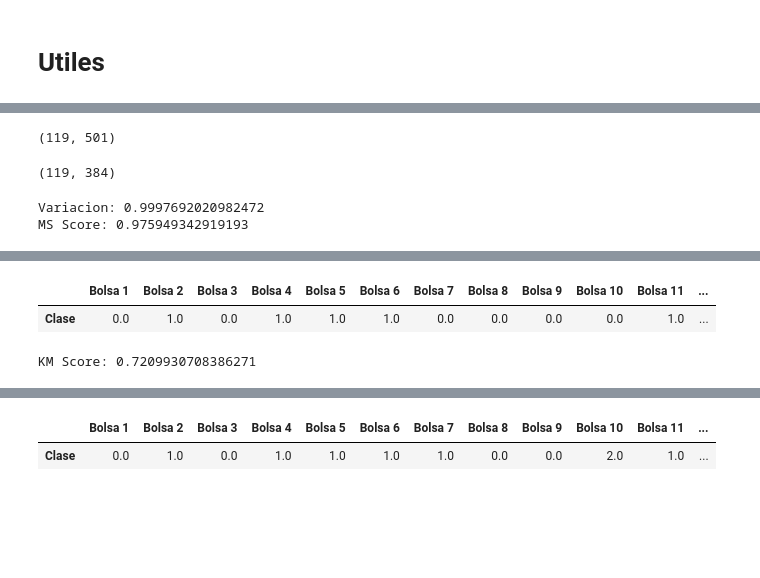
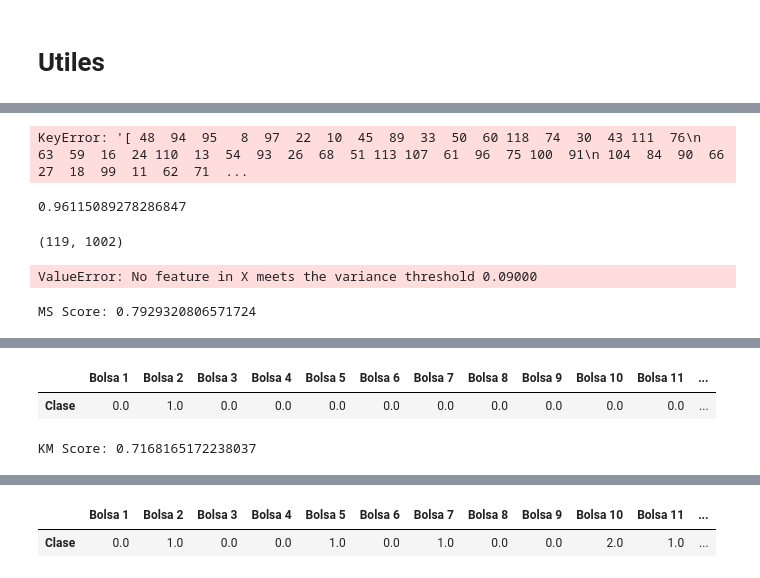
Before and after one commit to samuel1a0/prb_clustering, a Jupyter notebook: intento_3.ipynb, the cells around one changed output, grey strips where cells are left out. Saved outputs shown, nothing was run; the diff lists cells and outputs as text; code cells hidden in the pictures; blank space fills up the shorter version.

Commit message:
intento con otras formas de procesamiento

```diff
--- a/intento_3.ipynb
+++ b/intento_3.ipynb
@@ -1,13 +1,12 @@
 # %%
 import os, hdbscan, itertools, time
-# import hdbscan
-# import itertools
 import numpy as np
 import pandas as pd
 import matplotlib as mpl
 import matplotlib.pyplot as plt
 import matplotlib.cm as cm
 from scipy import stats as st
+from sklearn.pipeline import Pipeline
 
 from sklearn import preprocessing
 from sklearn import metrics, mixture, random_projection
@@ -18,7 +17,7 @@ from sklearn.decomposition import TruncatedSVD, SparsePCA, FastICA
 
 from sklearn.metrics import silhouette_samples, silhouette_score, consensus_score
 from sklearn.decomposition import RandomizedPCA, PCA, KernelPCA, IncrementalPCA, FactorAnalysis
-from sklearn.cross_validation import train_test_split
+from sklearn.cross_validation import train_test_split, cross_val_score
 from sklearn.cluster import DBSCAN, estimate_bandwidth, MeanShift, KMeans, SpectralClustering, AgglomerativeClustering
 from sklearn.feature_extraction.image import grid_to_graph
 
@@ -27,6 +26,7 @@ from mpl_toolkits.mplot3d import Axes3D
 
 %matplotlib notebook
 import warnings
+pd.options.display.max_rows = 1000
 # %% [markdown]
 # Utiles
 # %%
@@ -74,0 +247,13 @@ new_index.remove('Bolsa 4-3')
+# %%
+datos, bolsas = load_all(p_proc=False)
+
+thres = VarianceThreshold( .9*(1-.9) )
+d_r = thres.fit_transform(datos)
+data = []
+
+for i in range(119):
+    j = i*501
+    t_df = d_r[j:j+501]
+    data.append(t_df)
+
+print(datos.shape, d_r.shape)
@@ -74,0 +373,21 @@ new_index.remove('Bolsa 4-3')
+# %%
+pipe_m = Pipeline([("scaler", preprocessing.StandardScaler() ),
+                 ("tv", VarianceThreshold(.9*(1-.9)) ),
+                 ("pca", PCA(n_components=8, random_state=10) )])
+
+data_p = pd.DataFrame(pipe_m.fit_transform(data))
+
+band = estimate_bandwidth(data_p, quantile=0.3, n_samples=data_p.shape[0])
+ms = MeanShift(bandwidth=band, random_state=10)
+
+m_cls = ms.fit_predict(data_p)
+plot_cls("MShift", data=data_p, labels=m_cls, centers=ms.cluster_centers_)
+# %% [output]
+KeyError: '[ 48  94  95   8  97  22  10  45  89  33  50  60 118  74  30  43 111  76\n  63  59  16  24 110  13  54  93  26  68  51 113 107  61  96  75 100  91\n 104  84  90  66  27  18  99  11  62  71  ...
+# %%
+pca_d = PCA(n_components=5)
+# clean_data = pd.DataFrame(pca_d.fit_transform(datos))
+clean_data = pd.DataFrame(pca_d.fit_transform(d_r))
+np.sum(pca_d.explained_variance_ratio_)
+# %% [output]
+0.96115089278286847
@@ -86,59 +418,59 @@ for i in range(15):
             continue
         df = pd.read_csv("SojaData/{0}".format(n_file), header=2, index_col=0, skip_blank_lines=True, dtype=np.float64)
 #         pca = RandomizedPCA(n_components=1, random_state=10)
-        pca = KernelPCA(n_components=1, kernel="rbf")
-        pca_file = pca.fit_transform(  preprocessing.scale(df)  )
+        pca = KernelPCA(n_components=2, kernel="rbf")
+#         scaler = preprocessing.MinMaxScaler(feature_range=(0,1))
+#         pca_file = pca.fit_transform(  scaler.fit_transform(df)   )
+        pca_file = pca.fit_transform(df)
         pca_file = np.array(pca_file)
 
         pca_file = pca_file.reshape(1, -1)
-        datos = np.append(datos, pca_file)
+#         datos = np.append(datos, pca_file.T)
 #         pca_temp = np.append(pca_temp, pca_file_n)
         pca_totales = pca_totales.append(pd.DataFrame(pca_file), ignore_index=True)
 
-# pca_totales.dropna(axis=0, how="all", inplace=True)
 pca_totales.fillna(value=0,axis=0, inplace=True)
 pca_totales.shape
 # %% [output]
-(119, 501)
+(119, 1002)
 # %%
-va_tr = VarianceThreshold( .8*(1-.8) )
+va_tr = VarianceThreshold( .9*(1-.9) )
 pca_totales_2 = va_tr.fit_transform(pca_totales)
 pca_totales_2.shape
 # %% [output]
-(119, 384)
+ValueError: No feature in X meets the variance threshold 0.09000
 # %%
 pca_i = PCA(n_components=3)
 # pca_i = KernelPCA(n_components=3, kernel="rbf")
-datos = pca_i.fit_transform(pca_totales_2)
-print("Variacion: {}".format(np.sum(pca_i.explained_variance_ratio_)))
-d_plots = pd.DataFrame(datos)
+datos = pca_i.fit_transform(pca_totales)
+# print("Variacion: {}".format(np.sum(pca_i.explained_variance_ratio_)))
+# d_plots = pd.DataFrame(datos)
+d_plots = pd.DataFrame(pca_totales)
 
 b_width = estimate_bandwidth(datos, quantile=0.5, n_samples=datos.shape[0])
 ms_ = MeanShift(bandwidth=b_width, bin_seeding=True)
 ms_cls = ms_.fit_predict(datos)
 d_plots["clase"] = ms_cls
 ms_score = silhouette_score(datos, ms_cls)
 print("MS Score: {}".format(ms_score))
 plot_cls("MShift", d_plots, ms_cls, centers=ms_.cluster_centers_)
 clases_bolsa(d_plots)
 
-km_ = KMeans(n_clusters=3, random_state=10)
-# km_.fit(datos)
+km_ = KMeans(n_clusters=3, random_state=10, n_jobs=4)
 km_cls = km_.fit_predict(datos)
 km_score = silhouette_score(datos, km_cls)
 print("KM Score: {}".format(km_score))
 d_plots["clase"] = km_cls
 plot_cls("KMeans", d_plots, km_cls, centers=km_.cluster_centers_)
 clases_bolsa(d_plots)
 # %% [output]
-Variacion: 0.9997692020982472
-MS Score: 0.975949342919193
+MS Score: 0.7929320806571724
 [interactive output not drawn]
 [interactive output not drawn]
 |  | Bolsa 1 | Bolsa 2 | Bolsa 3 | Bolsa 4 | Bolsa 5 | Bolsa 6 | Bolsa 7 | Bolsa 8 | Bolsa 9 | Bolsa 10 | Bolsa 11 | ... |
-| Clase | 0.0 | 1.0 | 0.0 | 1.0 | 1.0 | 1.0 | 0.0 | 0.0 | 0.0 | 0.0 | 1.0 | ... |
+| Clase | 0.0 | 1.0 | 0.0 | 0.0 | 0.0 | 0.0 | 0.0 | 0.0 | 0.0 | 0.0 | 0.0 | ... |
-KM Score: 0.7209930708386271
+KM Score: 0.7168165172238037
 [interactive output not drawn]
 [interactive output not drawn]
 |  | Bolsa 1 | Bolsa 2 | Bolsa 3 | Bolsa 4 | Bolsa 5 | Bolsa 6 | Bolsa 7 | Bolsa 8 | Bolsa 9 | Bolsa 10 | Bolsa 11 | ... |
-| Clase | 0.0 | 1.0 | 0.0 | 1.0 | 1.0 | 1.0 | 1.0 | 0.0 | 0.0 | 2.0 | 1.0 | ... |
+| Clase | 0.0 | 1.0 | 0.0 | 0.0 | 1.0 | 0.0 | 1.0 | 0.0 | 0.0 | 2.0 | 1.0 | ... |
```
Also changed, not shown: parts of 19 cells of this notebook.
